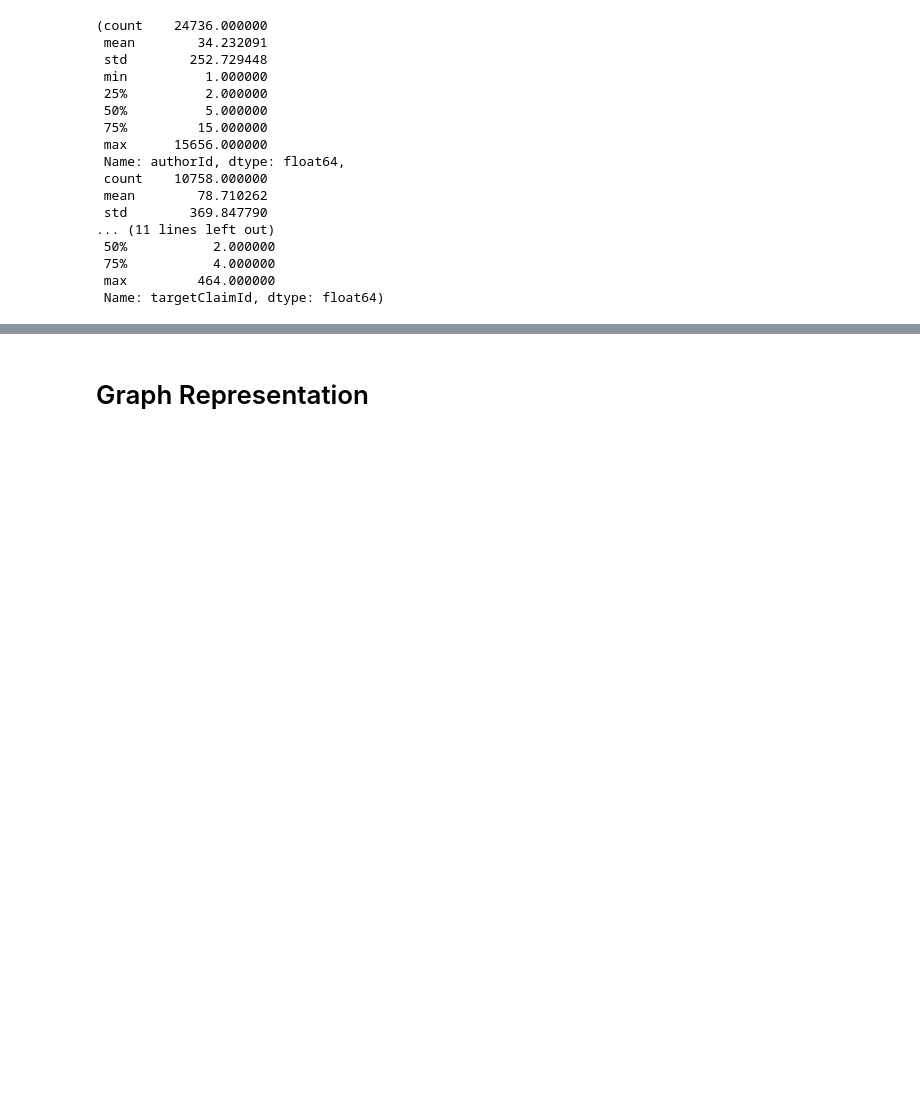
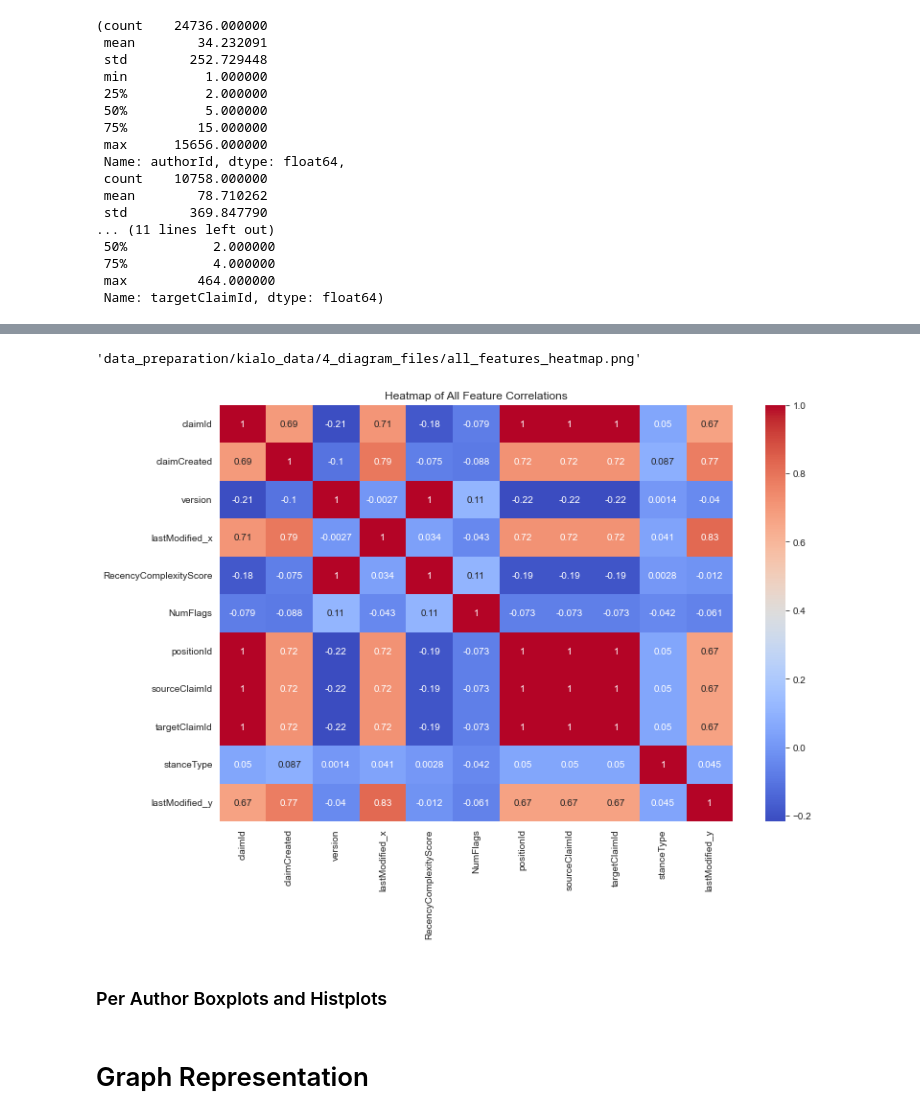
Before and after one commit to digwit678/Can-Language-Models-Follow-Discussions, a Jupyter notebook: data_analysis_v2.ipynb, the cells around one changed output, grey strips where cells are left out. Drawn from its saved outputs; the diff is of its cells as text; code cells hidden in the pictures; blank space fills up the shorter version.

```diff
--- a/data_analysis_v2.ipynb
+++ b/data_analysis_v2.ipynb
@@ -526,16 +528,3 @@ claims_per_author.describe(), claims_per_topic.describe(), depth_of_claims.descr
  75%           4.000000
  max         464.000000
  Name: targetClaimId, dtype: float64)
-# %%
-import pandas as pd
-
-df_claims = pd.read_csv(
-    './data_preparation/kialo_data/2_cleaned_data_JSON/df_claims_clean_with_readable_timestamps.csv')
-df_positions = pd.read_csv(
-    './data_preparation/kialo_data/2_cleaned_data_JSON/df_positions_clean_with_readable_timestamps.csv')
-# Load the cleaned DataFrames with readable timestamps
-df_claims_clean = df_claims
-df_positions_clean = df_positions
-
-# Merge the two DataFrames on 'claimId' and 'targetClaimId'
-df_merged = pd.merge(df_claims_clean, df_positions_clean, left_on='claimId', right_on='targetClaimId', how='left')
@@ -552 +531,20 @@ See Full Dataframe in Mito
+# %%
+# Calculating correlations between all features
+all_features_correlations = df_merged.corr()
+
+# Plotting the heatmaps
+plt.figure(figsize=(12, 8))
+sns.heatmap(all_features_correlations, annot=True, cmap='coolwarm')
+plt.title("Heatmap of All Feature Correlations")
+
+# Saving plots
+heatmap_path = 'data_preparation/kialo_data/4_diagram_files/all_features_heatmap.png'
+plt.savefig(heatmap_path)
+
+heatmap_path
+# %% [output]
+'data_preparation/kialo_data/4_diagram_files/all_features_heatmap.png'
+[figure, added]
+# %% [markdown]
+### Per Author Boxplots and Histplots
 # %%
```
Also changed, not shown: parts of 3 cells of this notebook.
